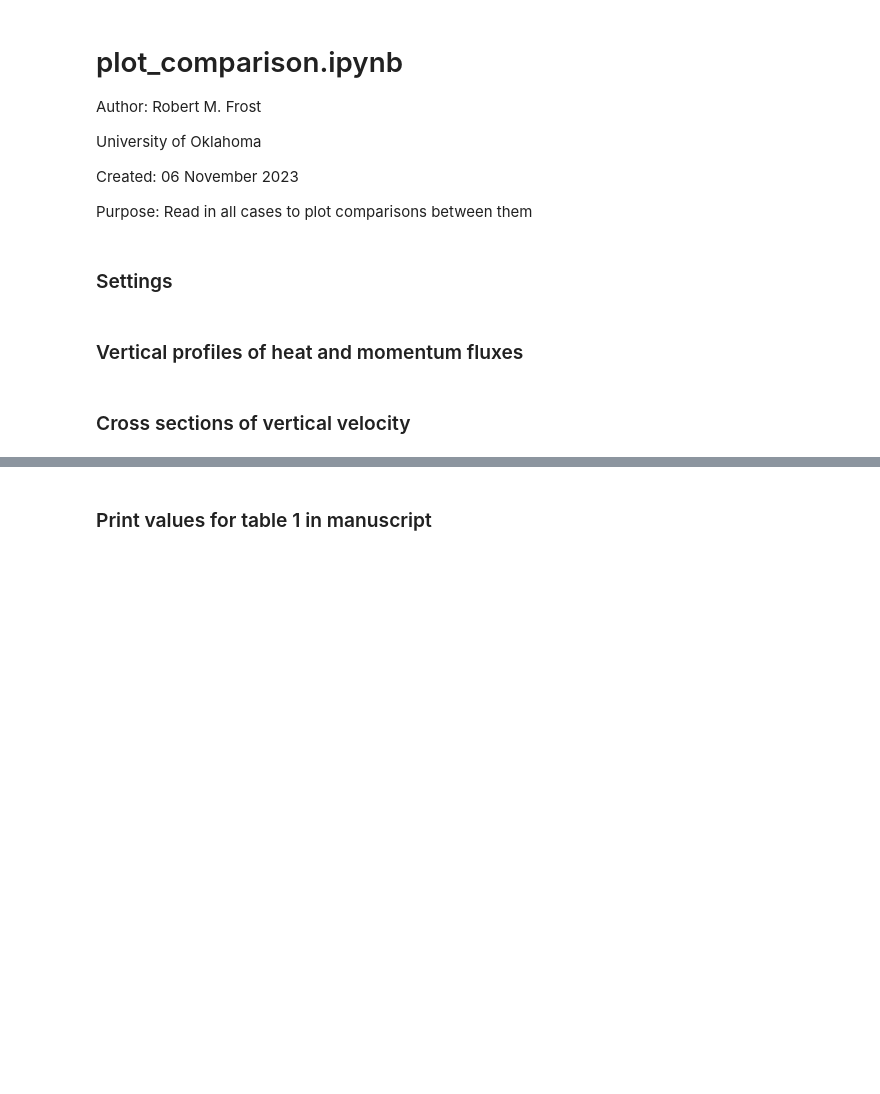
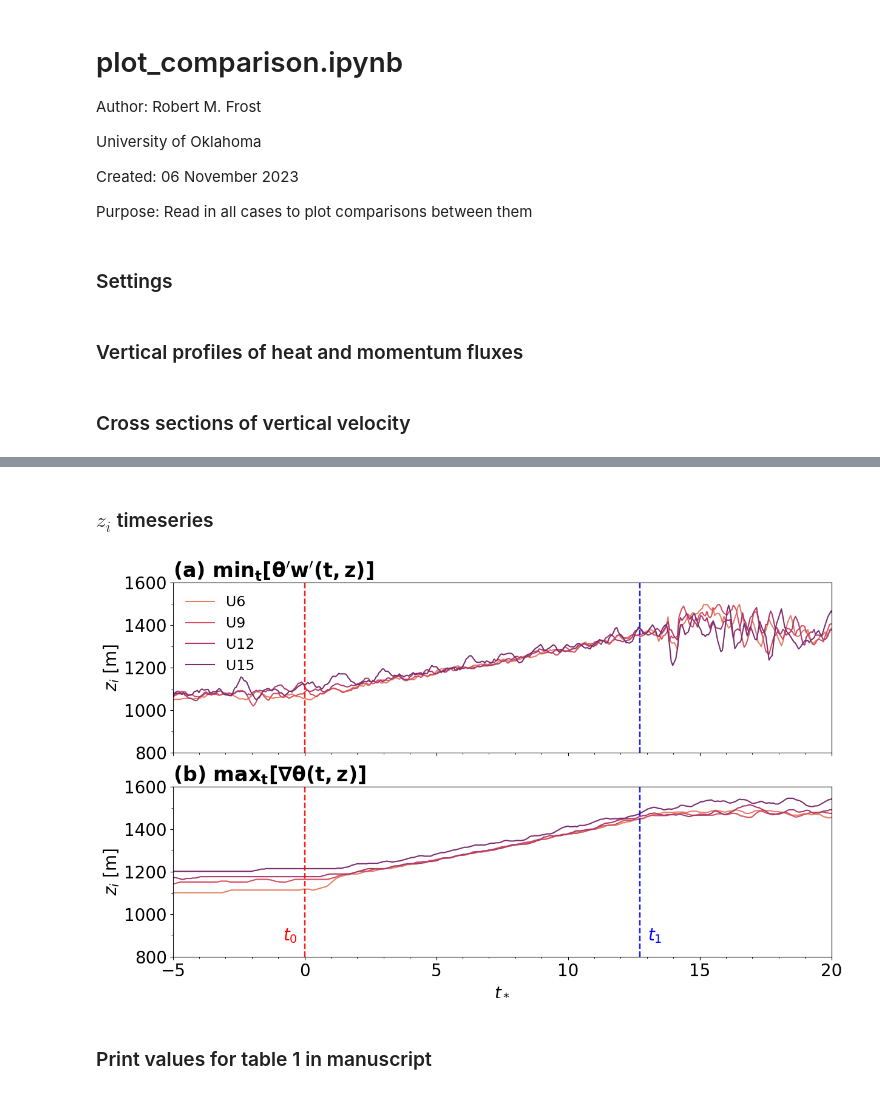
Before and after one commit to Salesky-ABL/ABL_Transition, a Jupyter notebook: plotting/plot_comparison.ipynb, the cells around one changed output, grey strips where cells are left out. Cells and saved outputs as stored; diff of their text form; code cells hidden in the pictures; blank space fills up the shorter version.

```diff
--- a/plotting/plot_comparison.ipynb
+++ b/plotting/plot_comparison.ipynb
@@ -417,3 +890,41 @@ cf = ax[3].contourf(time, z, s_all[3].tw_tower.T, clevs,
+# %% [markdown]
+### $z_i$ timeseries
+# %%
+fig, ax = plt.subplots(figsize=(14,8), nrows=2, sharex=True, sharey=True)
+
+for i, s in enumerate(s_all):
+    idx = s.tw_cov_tot.argmin(axis=1)
+    zi = s.z[idx]
+
+    ax[0].plot(time, zi.rolling(time=6).mean(), c=ug_colors[i], label=f"U{ug_list[i]}")
+    ax[1].plot(time, s.zi.rolling(time=6).mean(), c=ug_colors[i])
+
+ax[0].legend(frameon=False, loc="upper left", fontsize=17)
+
+for i, iax in enumerate(ax):
+    iax.set_xlim(-5,20)
+
+    iax.yaxis.set_minor_locator(MultipleLocator(100))
+    iax.xaxis.set_major_locator(MultipleLocator(5))
+    iax.xaxis.set_minor_locator(MultipleLocator(1))
+
+    iax.set_ylabel("$z_i$ [m]")
+
+    iax.axvline(x=0, c="red", lw=1.75, alpha=0.9, ls="--")
+    iax.axvline(x=3/T_L, c="blue", lw=1.75, alpha=0.9, ls="--")
+
+ax[0].set_title("(a) min$\\bf{_{t} [\\theta'w'(t,z)]}$", loc="left")
+ax[1].set_title("(b) max$\\bf{_{t} [\\nabla \\theta}(t,z)]$", loc="left")
+
+ax[1].set_ylim(800, 1600)
+ax[1].set_xlabel("$t_*$")
+
+ax[1].text(0-0.55, 900, "$t_0$", ha="center", va="center", c="red")
+ax[1].text(3/T_L+0.55, 900, "$t_1$", ha="center", va="center", c="blue")
+
+plt.savefig(f"{figdir}zi_ts.pdf", format="pdf", dpi=300, bbox_inches="tight")
+# %% [output]
+[figure, added]
 # %% [markdown]
 ### Print values for table 1 in manuscript
 # %%
```
Also changed, not shown: parts of 15 cells of this notebook, 3 other files.
